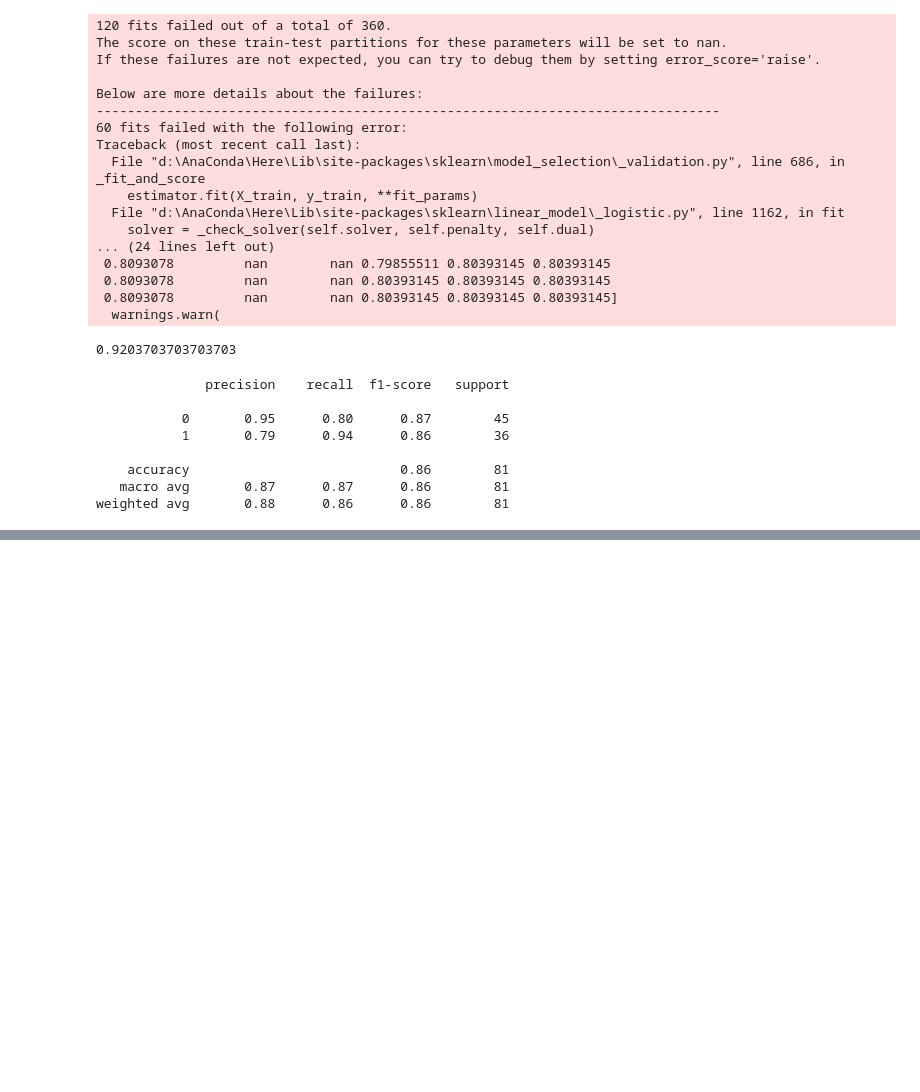
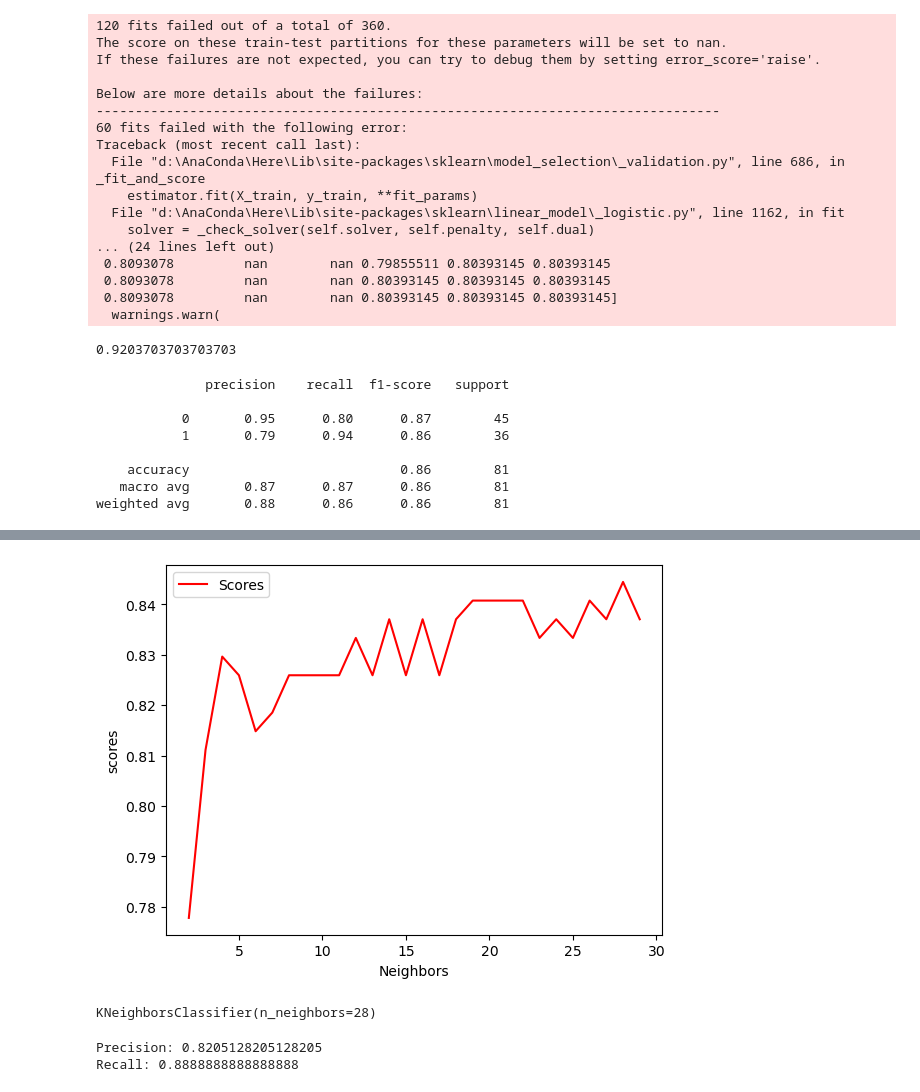
Before and after one commit to zizoisprogramming/Heart-Disease, a Jupyter notebook: heart-disease.ipynb, the cells around one changed output, grey strips where cells are left out. Cells and saved outputs as stored; diff of their text form; code cells hidden in the pictures; blank space fills up the shorter version.

```diff
--- a/heart-disease.ipynb
+++ b/heart-disease.ipynb
@@ -540,0 +573,5 @@ weighted avg       0.88      0.86      0.86        81
+# %%
+k_s = [key for key, value in train_accuracies.items()]
+recalls = [value for key,value in train_accuracies.items()]
+best_ind_2 = np.argmax(recalls)
+best_k_2 = k_s[best_ind_2]
@@ -540,0 +591,38 @@ weighted avg       0.88      0.86      0.86        81
+# %%
+scores = []
+X_scaled = scaler.fit_transform(X)
+for neighbor in neighbors:
+    knn = KNeighborsClassifier(n_neighbors= neighbor)
+    score = cross_val_score(knn, X_scaled, y, cv= 5)
+
+    scores.append(np.mean(score))
+# %%
+plt.Figure(figsize=(3,3))
+plt.plot(neighbors, scores, color = 'r', label= "Scores")
+
+plt.xlabel("Neighbors")
+plt.ylabel("scores")
+plt.legend()
+plt.show()
+# %% [output]
+[figure, added]
+# %%
+best_ind = np.argmax(scores)
+best_k = neighbors[best_ind]
+
+knn = KNeighborsClassifier(n_neighbors= best_k)
+
+knn.fit(X_train_scaled, y_train)
+# %% [output]
+KNeighborsClassifier(n_neighbors=28)
+# %%
+y_pred = knn.predict(X_test_scaled)
+
+precision = precision_score(y_test, y_pred)
+recall = recall_score(y_test, y_pred)
+
+print("Precision:", precision)
+print("Recall:", recall)
+# %% [output]
+Precision: 0.8205128205128205
+Recall: 0.8888888888888888
```
Also changed, not shown: parts of 7 cells of this notebook.
